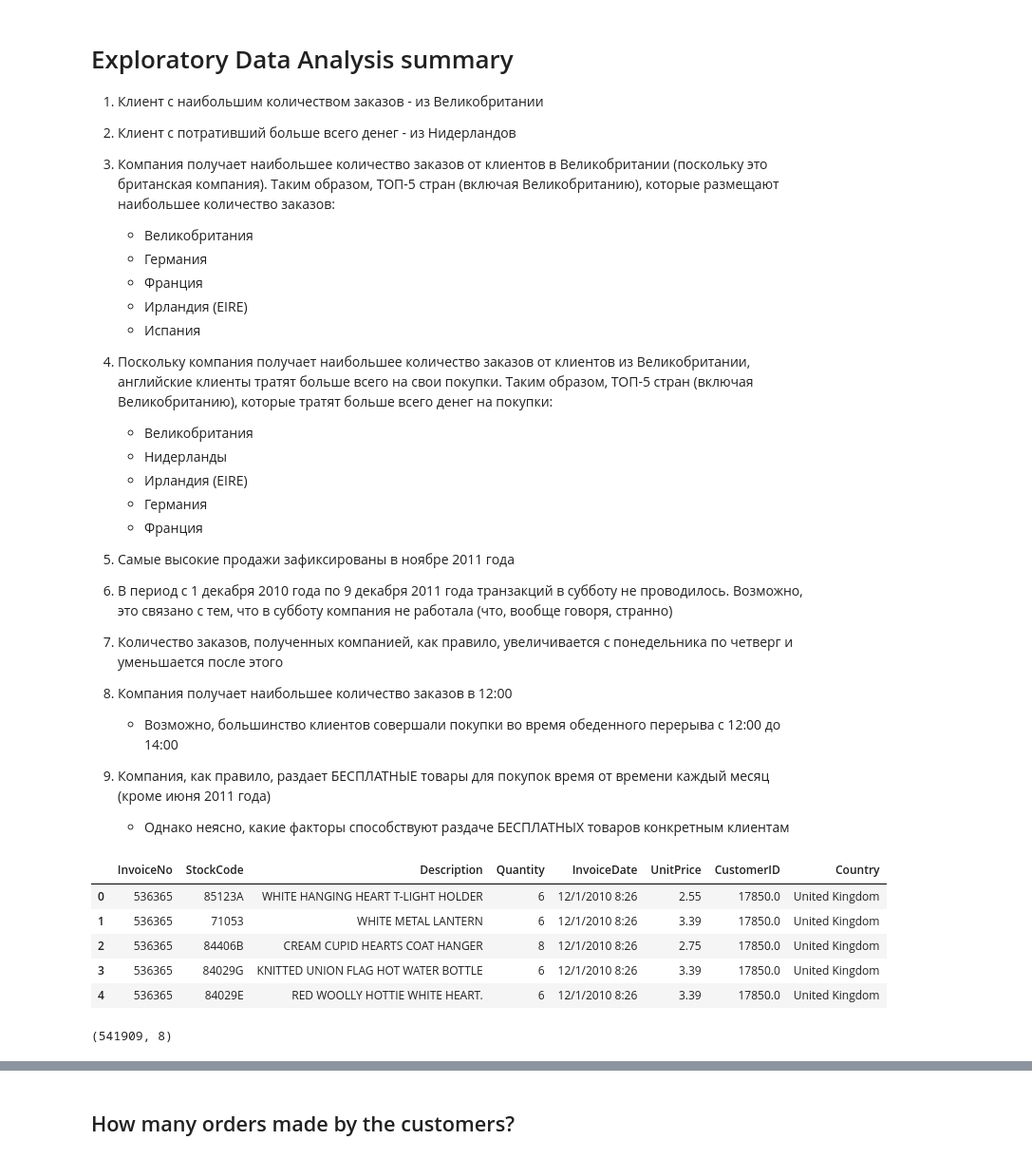
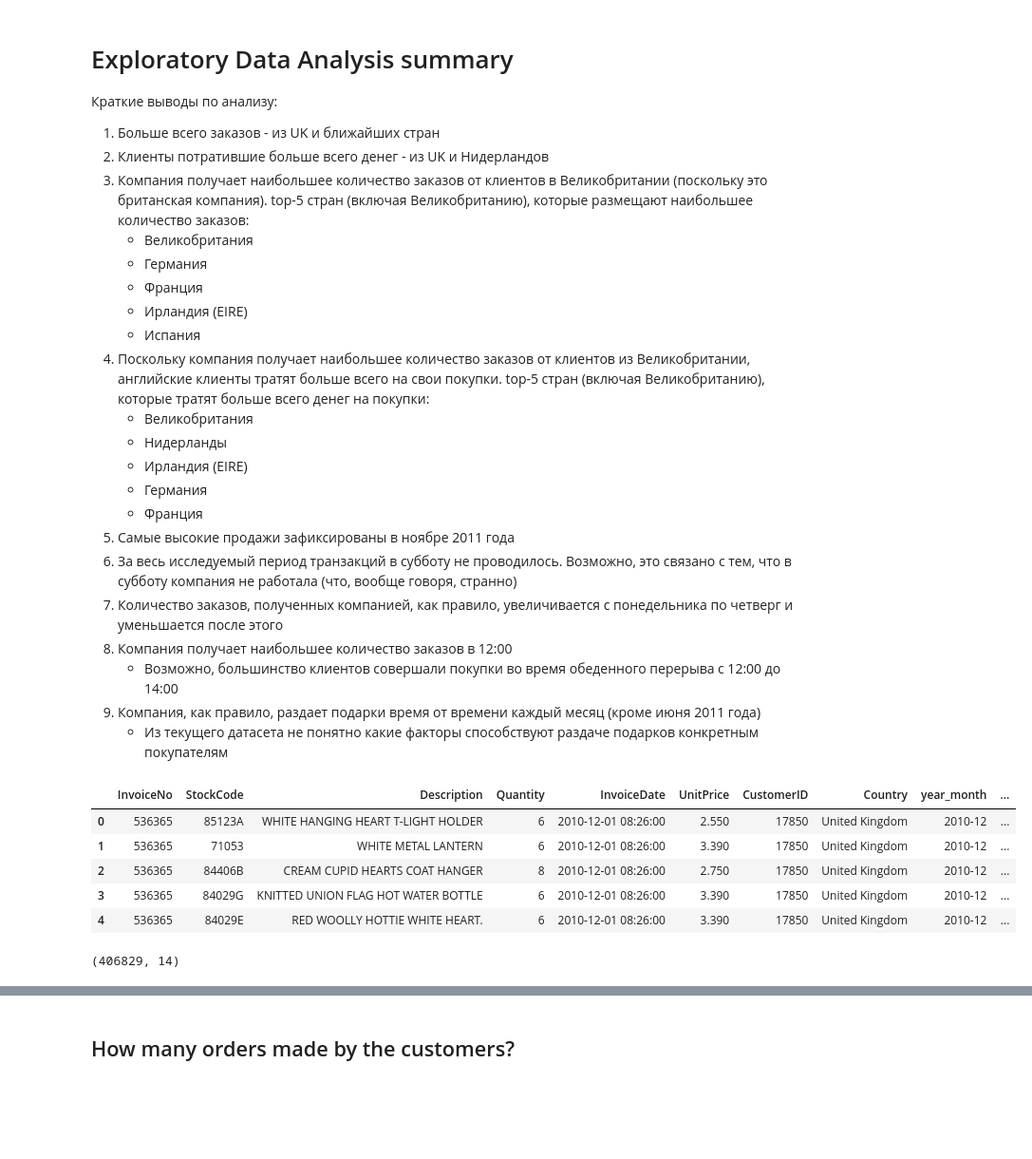
Before and after one commit to morkinskina/e-commerce-data-analysis, a Jupyter notebook: e-commerce-eda.ipynb, the cells around one changed output, grey strips where cells are left out. Shown: that part at 95% size. Cells and saved outputs as stored; diff of their text form; code cells hidden in the pictures; blank space fills up the shorter version.

```diff
--- a/e-commerce-eda.ipynb
+++ b/e-commerce-eda.ipynb
@@ -23,29 +14,30 @@ Attribute Information:
 # %% [markdown]
 # Exploratory Data Analysis summary
 
-1. Клиент с наибольшим количеством заказов - из Великобритании
-2. Клиент с потративший больше всего денег - из Нидерландов
-3. Компания получает наибольшее количество заказов от клиентов в Великобритании (поскольку это британская компания). Таким образом, ТОП-5 стран (включая Великобританию), которые размещают наибольшее количество заказов:
+Краткие выводы по анализу:
+1. Больше всего заказов - из UK и ближайших стран
+2. Клиенты потратившие больше всего денег - из UK и Нидерландов
+3. Компания получает наибольшее количество заказов от клиентов в Великобритании (поскольку это британская компания).
+top-5 стран (включая Великобританию), которые размещают наибольшее количество заказов:
     - Великобритания
 	- Германия
 	- Франция
 	- Ирландия (EIRE)
 	- Испания
-
-4. Поскольку компания получает наибольшее количество заказов от клиентов из Великобритании, английские клиенты тратят больше всего на свои покупки. Таким образом, ТОП-5 стран (включая Великобританию), которые тратят больше всего денег на покупки:
+4. Поскольку компания получает наибольшее количество заказов от клиентов из Великобритании, английские клиенты тратят больше всего на свои покупки.
+top-5 стран (включая Великобританию), которые тратят больше всего денег на покупки:
     - Великобритания
 	- Нидерланды
 	- Ирландия (EIRE)
 	- Германия
 	- Франция
-
 5. Самые высокие продажи зафиксированы в ноябре 2011 года
-6. В период с 1 декабря 2010 года по 9 декабря 2011 года транзакций в субботу не проводилось. Возможно, это связано с тем, что в субботу компания не работала (что, вообще говоря, странно)
+6. За весь исследуемый период транзакций в субботу не проводилось. Возможно, это связано с тем, что в субботу компания не работала (что, вообще говоря, странно)
 7. Количество заказов, полученных компанией, как правило, увеличивается с понедельника по четверг и уменьшается после этого
 8. Компания получает наибольшее количество заказов в 12:00
 	- Возможно, большинство клиентов совершали покупки во время обеденного перерыва с 12:00 до 14:00
-9. Компания, как правило, раздает БЕСПЛАТНЫЕ товары для покупок время от времени каждый месяц (кроме июня 2011 года)
-	- Однако неясно, какие факторы способствуют раздаче БЕСПЛАТНЫХ товаров конкретным клиентам
+9. Компания, как правило, раздает подарки время от времени каждый месяц (кроме июня 2011 года)
+	- Из текущего датасета не понятно какие факторы способствуют раздаче подарков конкретным покупателям
 # %%
 import datetime
 import pandas as pd
@@ -75,14 +61,15 @@ sns.set_style('whitegrid')
 # %%
-df = pd.read_csv('data/online_retail.csv')
+df = pd.read_csv('data/online_retail_processed.csv', sep='\t')
+df['InvoiceDate'] = pd.to_datetime(df.InvoiceDate)
 df.head()
 # %% [output]
-|  | InvoiceNo | StockCode | Description | Quantity | InvoiceDate | UnitPrice | CustomerID | Country |
-| 0 | 536365 | 85123A | WHITE HANGING HEART T-LIGHT HOLDER | 6 | 12/1/2010 8:26 | 2.55 | 17850.0 | United Kingdom |
-| 1 | 536365 | 71053 | WHITE METAL LANTERN | 6 | 12/1/2010 8:26 | 3.39 | 17850.0 | United Kingdom |
-| 2 | 536365 | 84406B | CREAM CUPID HEARTS COAT HANGER | 8 | 12/1/2010 8:26 | 2.75 | 17850.0 | United Kingdom |
-| 3 | 536365 | 84029G | KNITTED UNION FLAG HOT WATER BOTTLE | 6 | 12/1/2010 8:26 | 3.39 | 17850.0 | United Kingdom |
-| 4 | 536365 | 84029E | RED WOOLLY HOTTIE WHITE HEART. | 6 | 12/1/2010 8:26 | 3.39 | 17850.0 | United Kingdom |
+|  | InvoiceNo | StockCode | Description | Quantity | InvoiceDate | UnitPrice | CustomerID | Country | year_month | ... |
+| 0 | 536365 | 85123A | WHITE HANGING HEART T-LIGHT HOLDER | 6 | 2010-12-01 08:26:00 | 2.550 | 17850 | United Kingdom | 2010-12 | ... |
+| 1 | 536365 | 71053 | WHITE METAL LANTERN | 6 | 2010-12-01 08:26:00 | 3.390 | 17850 | United Kingdom | 2010-12 | ... |
+| 2 | 536365 | 84406B | CREAM CUPID HEARTS COAT HANGER | 8 | 2010-12-01 08:26:00 | 2.750 | 17850 | United Kingdom | 2010-12 | ... |
+| 3 | 536365 | 84029G | KNITTED UNION FLAG HOT WATER BOTTLE | 6 | 2010-12-01 08:26:00 | 3.390 | 17850 | United Kingdom | 2010-12 | ... |
+| 4 | 536365 | 84029E | RED WOOLLY HOTTIE WHITE HEART. | 6 | 2010-12-01 08:26:00 | 3.390 | 17850 | United Kingdom | 2010-12 | ... |
 # %%
 df.shape
 # %% [output]
-(541909, 8)
+(406829, 14)
```
Also changed, not shown: parts of 91 cells of this notebook, 2 other files.
